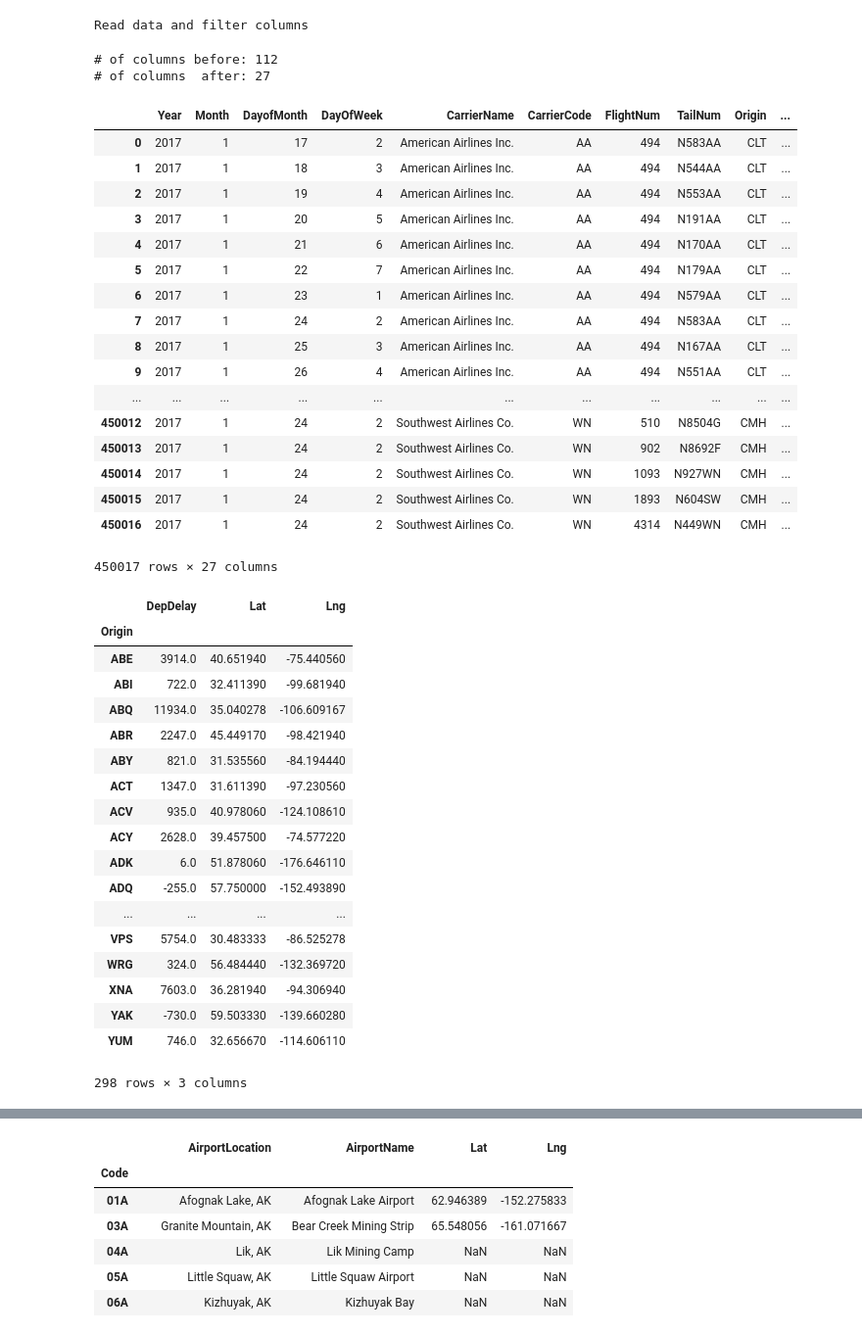
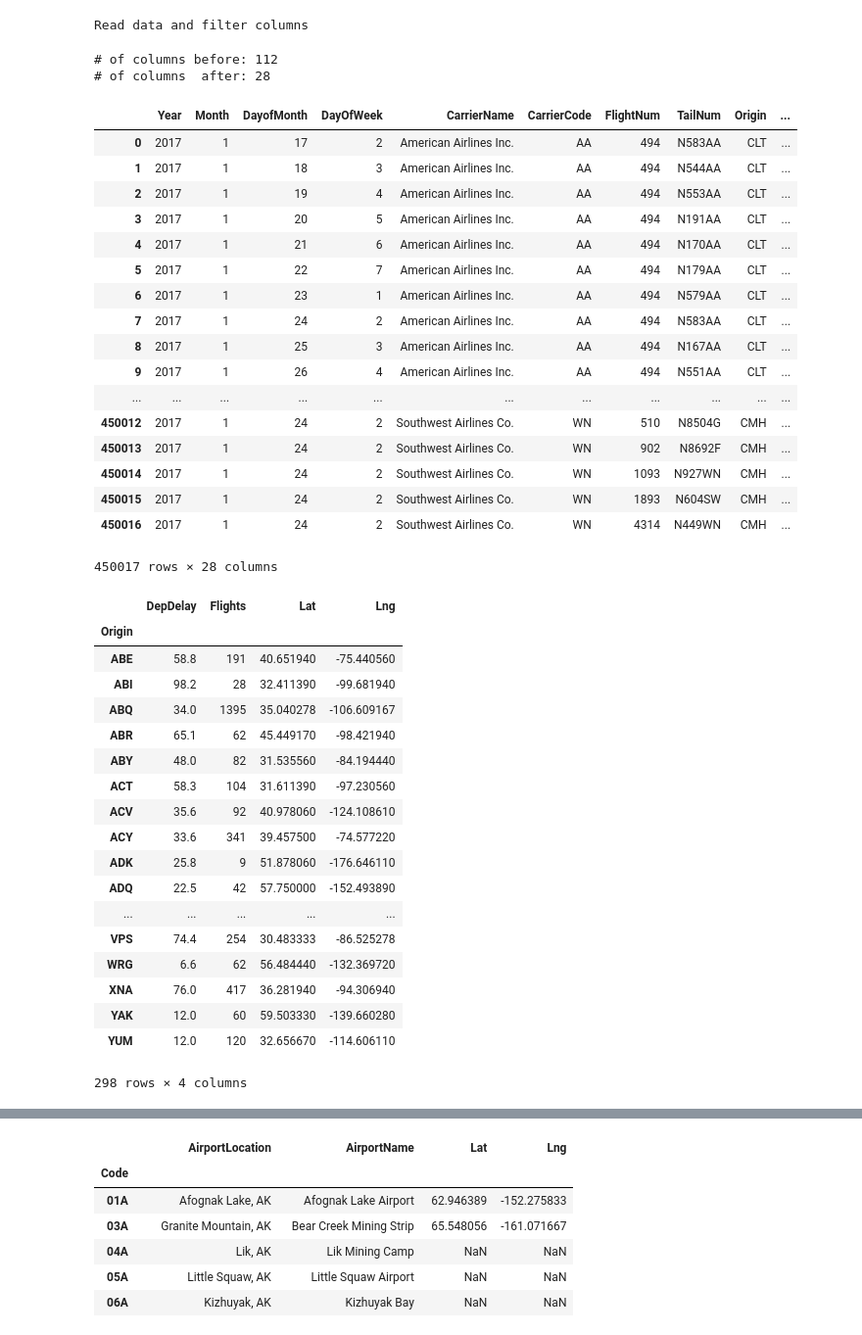
Before and after one commit to sourabhlal/FlightDelaysViz, a Jupyter notebook: FlightDelays.ipynb, the cells around one changed output, grey strips where cells are left out. Shown: that part at 98% size. Saved outputs shown, nothing was run; the diff lists cells and outputs as text; code cells hidden in the pictures.

Commit message:
Use markers to show aiports size/delay

```diff
--- a/FlightDelays.ipynb
+++ b/FlightDelays.ipynb
@@ -20,12 +20,13 @@ data = data[[
     'Cancelled', 'CancellationCode', 'Diverted',
     'CarrierDelay', 'WeatherDelay', 'NASDelay', 'SecurityDelay', 'LateAircraftDelay'
 ]]
+data['Flights'] = 1
 print("# of columns  after: {}".format(data.columns.size))
 data
 # %% [output]
 Read data and filter columns
 # of columns before: 112
-# of columns  after: 27
+# of columns  after: 28
 |  | Year | Month | DayofMonth | DayOfWeek | CarrierName | CarrierCode | FlightNum | TailNum | Origin | ... |
 | 0 | 2017 | 1 | 17 | 2 | American Airlines Inc. | AA | 494 | N583AA | CLT | ... |
 | 1 | 2017 | 1 | 18 | 3 | American Airlines Inc. | AA | 494 | N544AA | CLT | ... |
@@ -43,36 +44,38 @@ Read data and filter columns
 | 450014 | 2017 | 1 | 24 | 2 | Southwest Airlines Co. | WN | 1093 | N927WN | CMH | ... |
 | 450015 | 2017 | 1 | 24 | 2 | Southwest Airlines Co. | WN | 1893 | N604SW | CMH | ... |
 | 450016 | 2017 | 1 | 24 | 2 | Southwest Airlines Co. | WN | 4314 | N449WN | CMH | ... |
-450017 rows × 27 columns
+450017 rows × 28 columns
 # %%
 import pickle
 
 airports_loc_pairs = pd.read_pickle('data/airport_coordinates.pickle')
 airports_loc = pd.DataFrame([[iata, loc[0], loc[1]] for iata, loc in airports_loc_pairs.items() if loc], columns=['Code', 'Lat', 'Lng'])
 airports_loc = airports_loc.set_index('Code')
 airports_loc
 
-airports_delay = data[['DepDelay', 'Origin']].groupby('Origin').sum()
+airports_delay = data[['DepDelay', 'Origin']].groupby('Origin').quantile(q=0.9)
+airports_flights = data[['Flights', 'Origin']].groupby('Origin').sum()
+airports_delay = airports_delay.merge(airports_flights, how='left', left_index=True, right_index=True)
 airports_delay = airports_delay.merge(airports_loc, how='left', left_index=True, right_index=True)
 airports_delay.to_csv('data/airports-delay.csv')
 airports_delay
 # %% [output]
-|  | DepDelay | Lat | Lng |
-| Origin |  |  |  |
-| ABE | 3914.0 | 40.651940 | -75.440560 |
-| ABI | 722.0 | 32.411390 | -99.681940 |
-| ABQ | 11934.0 | 35.040278 | -106.609167 |
-| ABR | 2247.0 | 45.449170 | -98.421940 |
-| ABY | 821.0 | 31.535560 | -84.194440 |
-| ACT | 1347.0 | 31.611390 | -97.230560 |
-| ACV | 935.0 | 40.978060 | -124.108610 |
-| ACY | 2628.0 | 39.457500 | -74.577220 |
-| ADK | 6.0 | 51.878060 | -176.646110 |
-| ADQ | -255.0 | 57.750000 | -152.493890 |
-| ... | ... | ... | ... |
-| VPS | 5754.0 | 30.483333 | -86.525278 |
-| WRG | 324.0 | 56.484440 | -132.369720 |
-| XNA | 7603.0 | 36.281940 | -94.306940 |
-| YAK | -730.0 | 59.503330 | -139.660280 |
-| YUM | 746.0 | 32.656670 | -114.606110 |
+|  | DepDelay | Flights | Lat | Lng |
+| Origin |  |  |  |  |
+| ABE | 58.8 | 191 | 40.651940 | -75.440560 |
+| ABI | 98.2 | 28 | 32.411390 | -99.681940 |
+| ABQ | 34.0 | 1395 | 35.040278 | -106.609167 |
+| ABR | 65.1 | 62 | 45.449170 | -98.421940 |
+| ABY | 48.0 | 82 | 31.535560 | -84.194440 |
+| ACT | 58.3 | 104 | 31.611390 | -97.230560 |
+| ACV | 35.6 | 92 | 40.978060 | -124.108610 |
+| ACY | 33.6 | 341 | 39.457500 | -74.577220 |
+| ADK | 25.8 | 9 | 51.878060 | -176.646110 |
+| ADQ | 22.5 | 42 | 57.750000 | -152.493890 |
+| ... | ... | ... | ... | ... |
+| VPS | 74.4 | 254 | 30.483333 | -86.525278 |
+| WRG | 6.6 | 62 | 56.484440 | -132.369720 |
+| XNA | 76.0 | 417 | 36.281940 | -94.306940 |
+| YAK | 12.0 | 60 | 59.503330 | -139.660280 |
+| YUM | 12.0 | 120 | 32.656670 | -114.606110 |
-298 rows × 3 columns
+298 rows × 4 columns
```
Also changed, not shown: parts of 3 cells of this notebook, 7 other files.
